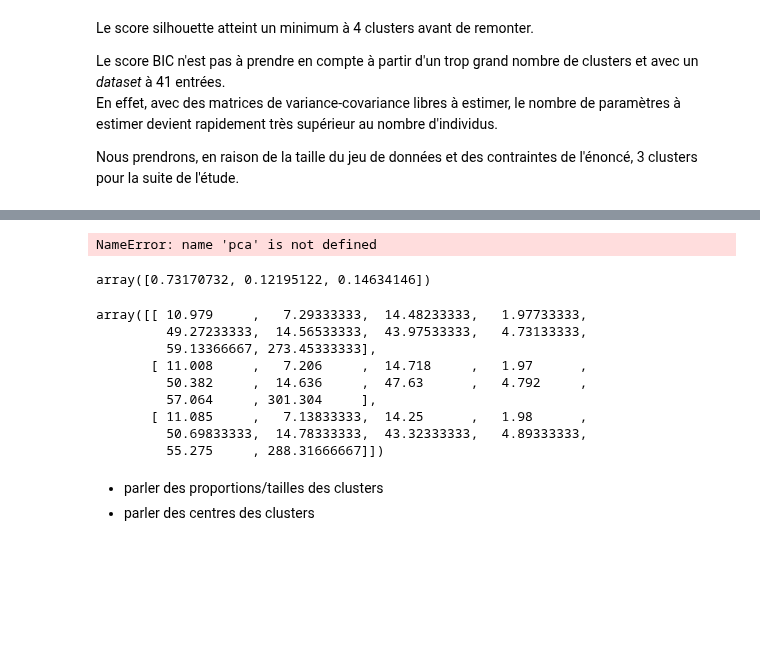
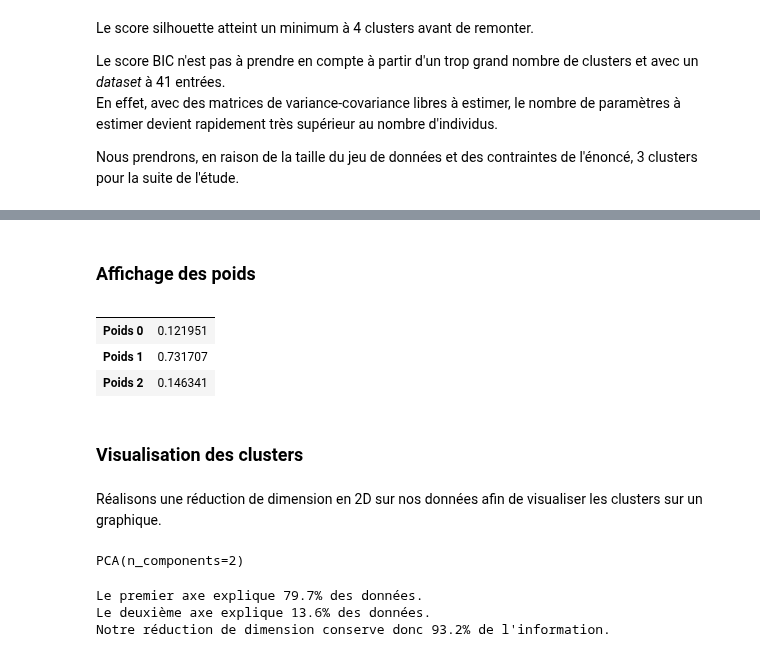
Before and after one commit to jExbrayat/introduction-artificial-intelligence, a Jupyter notebook: projet.ipynb, the cells around one changed output, grey strips where cells are left out. Cells and saved outputs as stored; diff of their text form; code cells hidden in the pictures; blank space fills up the shorter version.

```diff
--- a/projet.ipynb
+++ b/projet.ipynb
@@ -1279,24 +1266,29 @@ array([0.7965959 , 0.13552956])
-# %%
-plt.scatter(*pca.transform(decathlon).T, c=gmm.predict(decathlon))
-# %% [output]
-NameError: name 'pca' is not defined
-# %%
-gmm.weights_
-# %% [output]
-array([0.73170732, 0.12195122, 0.14634146])
-# %%
-gmm.means_
-# %% [output]
-array([[ 10.979     ,   7.29333333,  14.48233333,   1.97733333,
-         49.27233333,  14.56533333,  43.97533333,   4.73133333,
-         59.13366667, 273.45333333],
-       [ 11.008     ,   7.206     ,  14.718     ,   1.97      ,
-         50.382     ,  14.636     ,  47.63      ,   4.792     ,
-         57.064     , 301.304     ],
-       [ 11.085     ,   7.13833333,  14.25      ,   1.98      ,
-         50.69833333,  14.78333333,  43.32333333,   4.89333333,
-         55.275     , 288.31666667]])
-# %% [markdown]
-- parler des proportions/tailles des clusters
-- parler des centres des clusters
+# %% [markdown]
+### Affichage des poids
+# %%
+weights_df = pd.DataFrame(gmm.weights_, columns=[''], index=[f'Poids {i}' for i in range(len(gmm.weights_))])
+weights_df
+# %% [output]
+|  |  |
+| Poids 0 | 0.121951 |
+| Poids 1 | 0.731707 |
+| Poids 2 | 0.146341 |
+# %% [markdown]
+### Visualisation des clusters
+# %% [markdown]
+Réalisons une réduction de dimension en 2D sur nos données afin de visualiser les clusters sur un graphique.
+# %%
+# Make PCA
+pca = PCA(n_components=2)
+pca.fit(decathlon)
+# %% [output]
+PCA(n_components=2)
+# %%
+print(f"Le premier axe explique {round(pca.explained_variance_ratio_[0]* 100, 1) }% des données.")
+print(f"Le deuxième axe explique {round(pca.explained_variance_ratio_[1] * 100, 1)}% des données.")
+print(f"Notre réduction de dimension conserve donc {round((pca.explained_variance_ratio_[0] + pca.explained_variance_ratio_[1]) * 100, 1)}% de l'information.")
+# %% [output]
+Le premier axe explique 79.7% des données.
+Le deuxième axe explique 13.6% des données.
+Notre réduction de dimension conserve donc 93.2% de l'information.
 # %%
```
Also changed, not shown: parts of 21 cells of this notebook.
